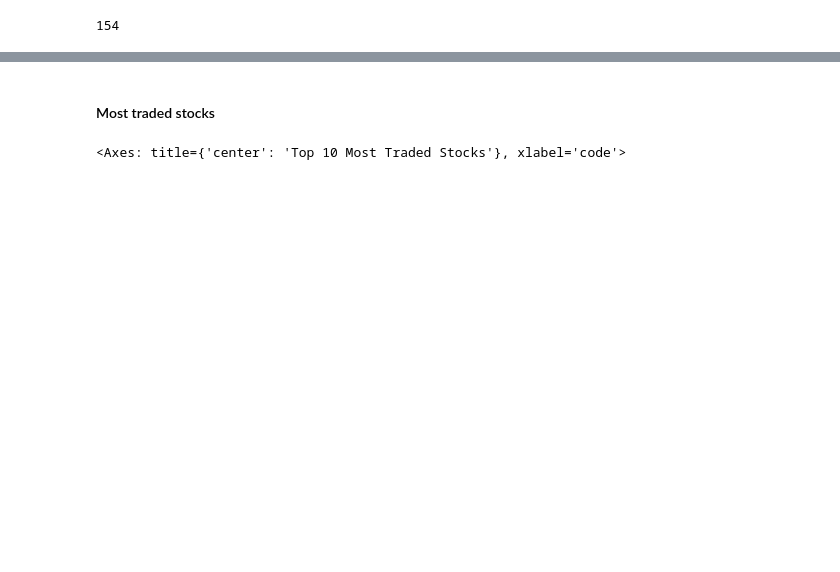
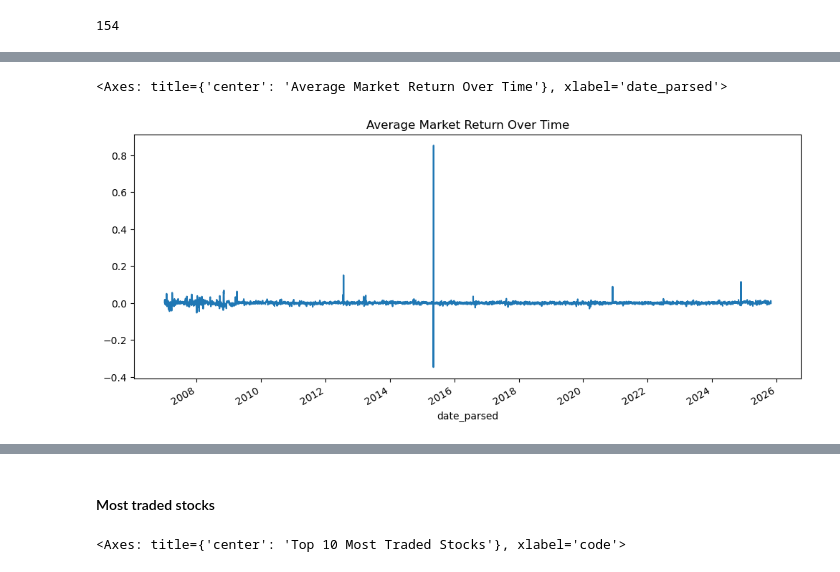
Before and after one commit to Assesa44/Stock-Market-Prediction, a Jupyter notebook: notebooks/business_understanding.ipynb, the cells around one changed output, grey strips where cells are left out. Drawn from its saved outputs; the diff is of its cells as text; code cells hidden in the pictures; blank space fills up the shorter version.

```diff
--- a/notebooks/business_understanding.ipynb
+++ b/notebooks/business_understanding.ipynb
@@ -928,0 +940,14 @@ plt.title("Total NSE Trading Volume Over Time");
+# %%
+# First ensure sorting
+df = cleaning_df.sort_values(['code','date_parsed'])
+
+# Compute returns per stock
+df['return'] = df.groupby('code')['day_price'].pct_change()
+
+# Market average return per day
+market_return = df.groupby('date_parsed')['return'].mean()
+
+market_return.plot(figsize=(12,5), title='Average Market Return Over Time')
+# %% [output]
+<Axes: title={'center': 'Average Market Return Over Time'}, xlabel='date_parsed'>
+[figure, added]
```
Also changed, not shown: parts of 30 cells of this notebook.
